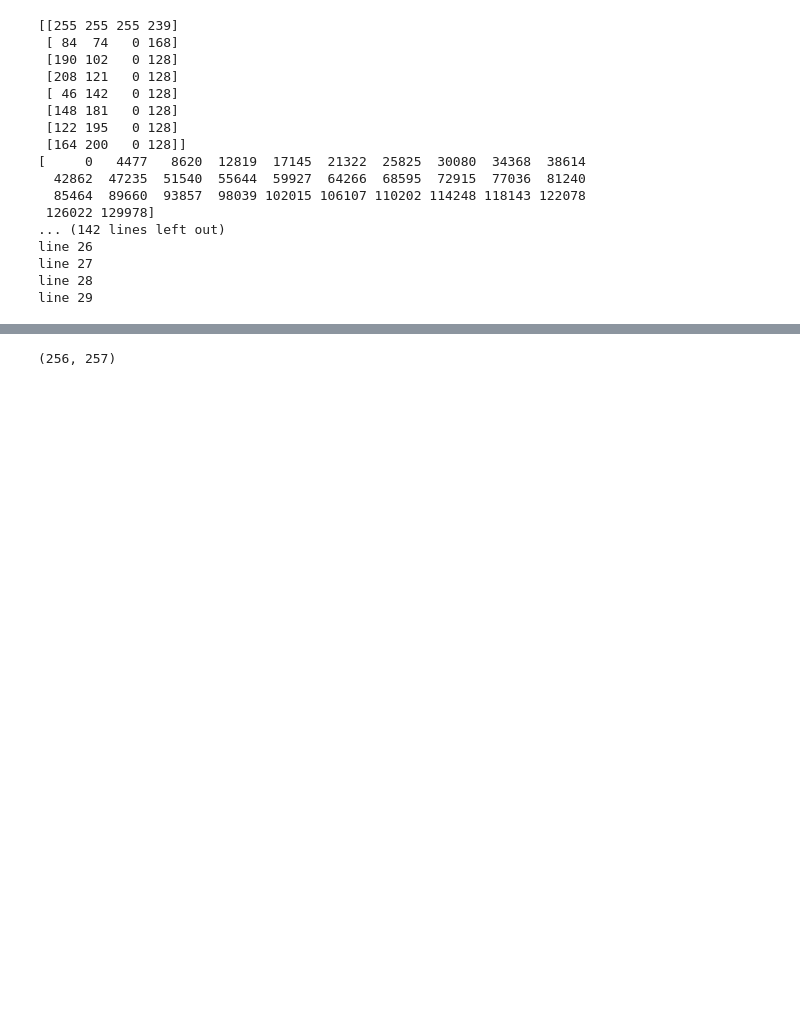
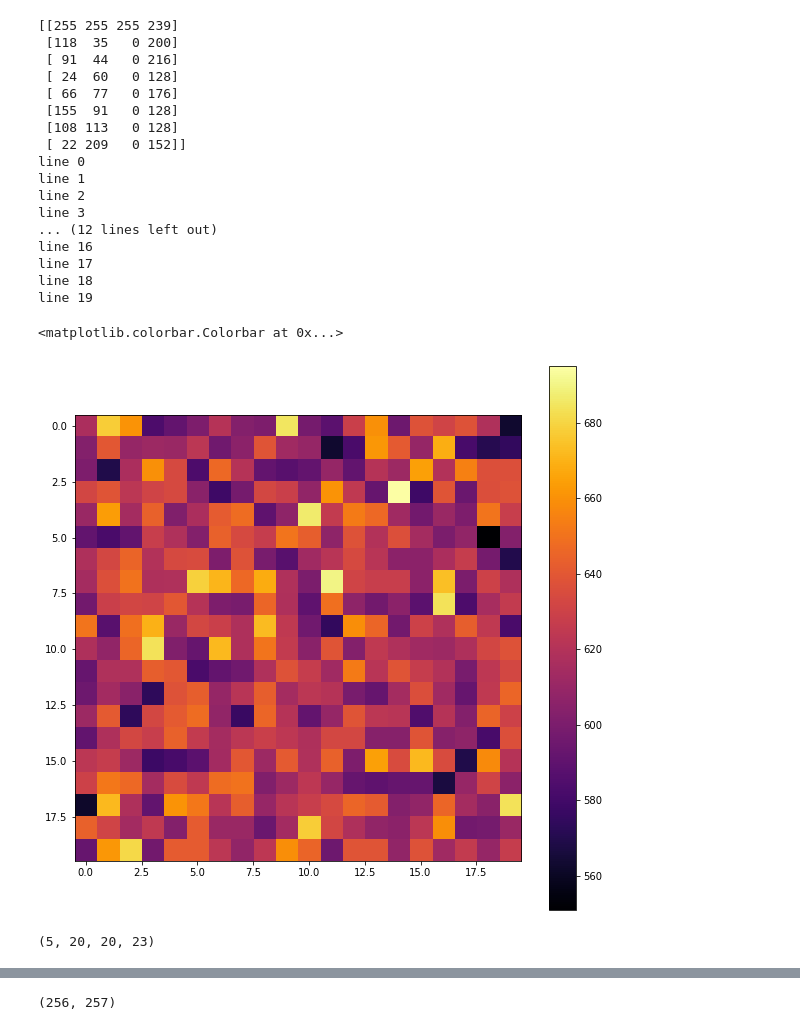
Before and after one commit to pawlowska/stage-control, a Jupyter notebook: TRANSLATOR +SOFISM.ipynb, the cells around one changed output, grey strips where cells are left out. Saved outputs shown, nothing was run; the diff lists cells and outputs as text; code cells hidden in the pictures; blank space fills up the shorter version.

```diff
--- a/TRANSLATOR +SOFISM.ipynb
+++ b/TRANSLATOR +SOFISM.ipynb
@@ -273,33 +330,36 @@ vy=np.load('vy_06_07_2020.npy')
 #final data- (counts) intensity value of each pixel in every scan point binned
 # format :(x,y,detector)
 # dwell and bin times in ms
-nanoSPAD_X= 30
-nanoSPAD_Y= 30
-dwell_time = 200
-bin_time = 0.1
-val_addr, val_timestamps  = upload_file(data_folder="./data/NANOspad/2020.09/",filename = "AF647+glicerol_02092020_350nw_80Mhz_v6")
+nanoSPAD_X= 20
+nanoSPAD_Y= 20
+dwell_time = 50
+bin_time = 10
+data_folder="./data/NANOspad/2021.06/"
+data_file = "skylan_astro_test_20x20_dwell50.spad"
+val_addr, val_timestamps  = upload_file(data_folder,filename)
 counts_detec=detector_intensity(val_addr)
 val_time=time_unwrap(val_timestamps)
-points,lines = scan_points(val_addr=val_addr,x_points=nanoSPAD_X+1,y_points = nanoSPAD_Y)
+points,lines = scan_points(val_addr=val_addr,x_points=nanoSPAD_X,y_points = nanoSPAD_Y)
 
 #Counts variables(with/without binning)
 #counts = counts_scan(val_addr,val_time,points,dwell_time = dwell_time)
 s = counts_scan_binned(val_addr,val_time,points,dwell_time = dwell_time, bin_time = bin_time)
+np.save(data_folder+data_file.replace(".spad", ".txt"),s)
 # %% [output]
 [[255 255 255 239]
- [ 84  74   0 168]
- [190 102   0 128]
- [208 121   0 128]
- [ 46 142   0 128]
- [148 181   0 128]
- [122 195   0 128]
- [164 200   0 128]]
-[     0   4477   8620  12819  17145  21322  25825  30080  34368  38614
-  42862  47235  51540  55644  59927  64266  68595  72915  77036  81240
-  85464  89660  93857  98039 102015 106107 110202 114248 118143 122078
- 126022 129978]
-... (142 lines left out)
-line 26
-line 27
-line 28
-line 29
+ [118  35   0 200]
+ [ 91  44   0 216]
+ [ 24  60   0 128]
+ [ 66  77   0 176]
+ [155  91   0 128]
+ [108 113   0 128]
+ [ 22 209   0 152]]
+line 0
+line 1
+line 2
+line 3
+... (12 lines left out)
+line 16
+line 17
+line 18
+line 19
@@ -305,0 +368,11 @@ line 29
+# %%
+plt.figure(figsize=(10,10))
+plt.imshow(s.sum(axis=(0,3)))
+plt.colorbar()
+# %% [output]
+<matplotlib.colorbar.Colorbar at 0x...>
+[figure, added]
+# %%
+s.shape
+# %% [output]
+(5, 20, 20, 23)
```
Also changed, not shown: parts of 46 cells of this notebook.
